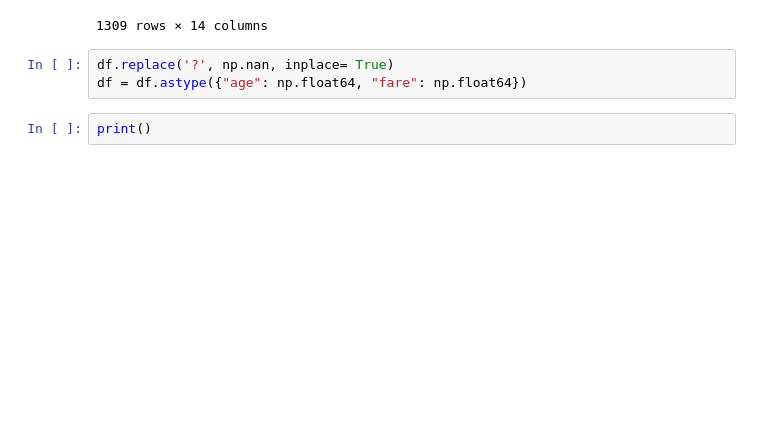
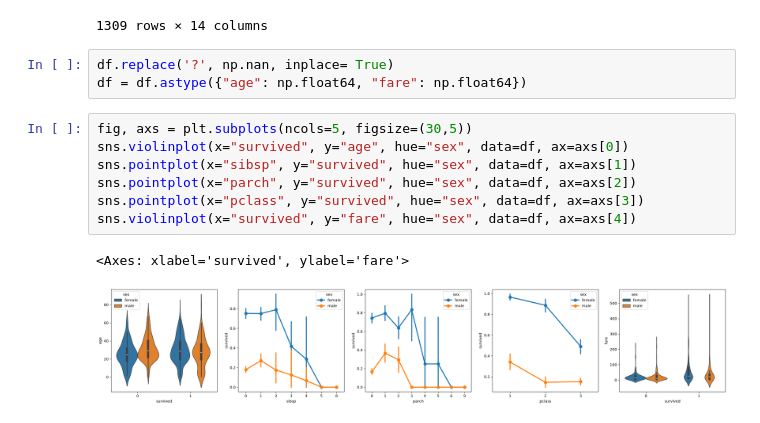
Before and after one commit to Rawer1332/Visual-Studio-Code_BAM5103, a Jupyter notebook: titanic.ipynb, the cells around one changed output. Drawn from its saved outputs; the diff is of its cells as text; blank space fills up the shorter version.

```diff
--- a/titanic.ipynb
+++ b/titanic.ipynb
@@ -26,5 +30,13 @@ df
 # %%
 df.replace('?', np.nan, inplace= True)
 df = df.astype({"age": np.float64, "fare": np.float64})
-# %%
-print()
+# %%
+fig, axs = plt.subplots(ncols=5, figsize=(30,5))
+sns.violinplot(x="survived", y="age", hue="sex", data=df, ax=axs[0])
+sns.pointplot(x="sibsp", y="survived", hue="sex", data=df, ax=axs[1])
+sns.pointplot(x="parch", y="survived", hue="sex", data=df, ax=axs[2])
+sns.pointplot(x="pclass", y="survived", hue="sex", data=df, ax=axs[3])
+sns.violinplot(x="survived", y="fare", hue="sex", data=df, ax=axs[4])
+# %% [output]
+<Axes: xlabel='survived', ylabel='fare'>
+[figure, added]
```
Also changed, not shown: parts of 2 cells of this notebook, 2 other files.
